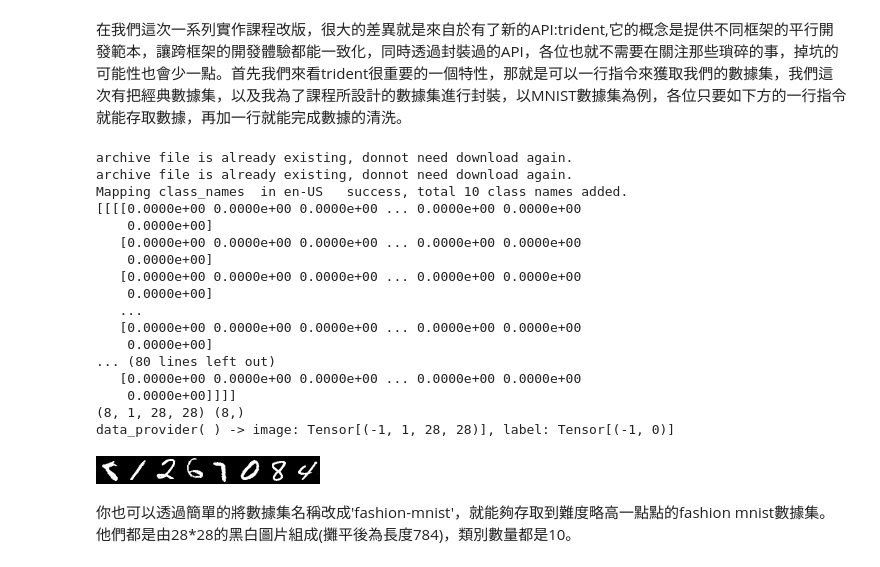
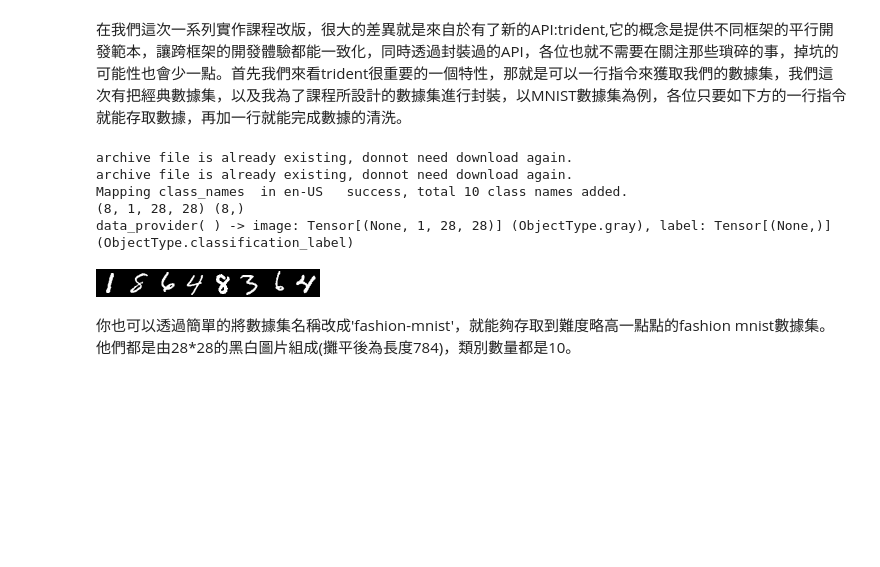
Before and after one commit to AllanYiin/DeepBelief_Course5_Examples, a Jupyter notebook: epoch001_另一種角度看mnist/HelloWorld_mnist_pytorch.ipynb, the cells around one changed output. Cells and saved outputs as stored; diff of their text form; code cells hidden in the pictures; blank space fills up the shorter version.

```diff
--- a/epoch001_另一種角度看mnist/HelloWorld_mnist_pytorch.ipynb
+++ b/epoch001_另一種角度看mnist/HelloWorld_mnist_pytorch.ipynb
@@ -32,37 +32,20 @@ Using pillow image backend.
 在我們這次一系列實作課程改版，很大的差異就是來自於有了新的API:trident,它的概念是提供不同框架的平行開發範本，讓跨框架的開發體驗都能一致化，同時透過封裝過的API，各位也就不需要在關注那些瑣碎的事，掉坑的可能性也會少一點。首先我們來看trident很重要的一個特性，那就是可以一行指令來獲取我們的數據集，我們這次有把經典數據集，以及我為了課程所設計的數據集進行封裝，以MNIST數據集為例，各位只要如下方的一行指令就能存取數據，再加一行就能完成數據的清洗。
 # %%
 data_provider=T.load_mnist('mnist') #讀取mnist數據集
+data_provider.image_transform_funcs=[Normalize(127.5,127.5)]
+
 data,label=data_provider.next()
-print(data)
 print(data.shape,label.shape)
 print(data_provider.signature)
 
-imgs,labels=data_provider.next()
-
-merged_img=array2image(np.concatenate(imgs,axis=2)) #沿著x軸(axis=2)疊合後，利用array2image轉成圖檔
-
-data_provider.image_transform_funcs=[normalize(127.5,127.5)] #在圖像預處理流程中加入正規化
-
-merged_img #顯示圖片
+data_provider.preview_images()
 # %% [output]
 archive file is already existing, donnot need download again.
 archive file is already existing, donnot need download again.
 Mapping class_names  in en-US   success, total 10 class names added.
-[[[[0.0000e+00 0.0000e+00 0.0000e+00 ... 0.0000e+00 0.0000e+00
-    0.0000e+00]
-   [0.0000e+00 0.0000e+00 0.0000e+00 ... 0.0000e+00 0.0000e+00
-    0.0000e+00]
-   [0.0000e+00 0.0000e+00 0.0000e+00 ... 0.0000e+00 0.0000e+00
-    0.0000e+00]
-   ...
-   [0.0000e+00 0.0000e+00 0.0000e+00 ... 0.0000e+00 0.0000e+00
-    0.0000e+00]
-... (80 lines left out)
-   [0.0000e+00 0.0000e+00 0.0000e+00 ... 0.0000e+00 0.0000e+00
-    0.0000e+00]]]]
 (8, 1, 28, 28) (8,)
-data_provider( ) -> image: Tensor[(-1, 1, 28, 28)], label: Tensor[(-1, 0)]
+data_provider( ) -> image: Tensor[(None, 1, 28, 28)] (ObjectType.gray), label: Tensor[(None,)] (ObjectType.classification_label)
-[figure, old version]
+[figure, new version]
 # %% [markdown]
 你也可以透過簡單的將數據集名稱改成'fashion-mnist'，就能夠存取到難度略高一點點的fashion mnist數據集。他們都是由28*28的黑白圖片組成(攤平後為長度784)，類別數量都是10。
 # %%
```
Also changed, not shown: parts of 7 cells of this notebook.
